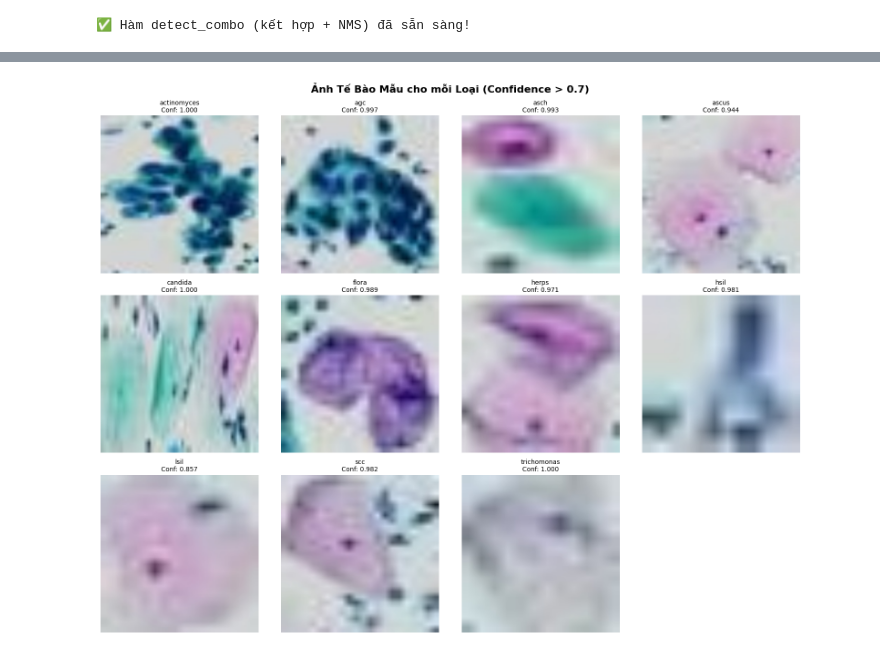
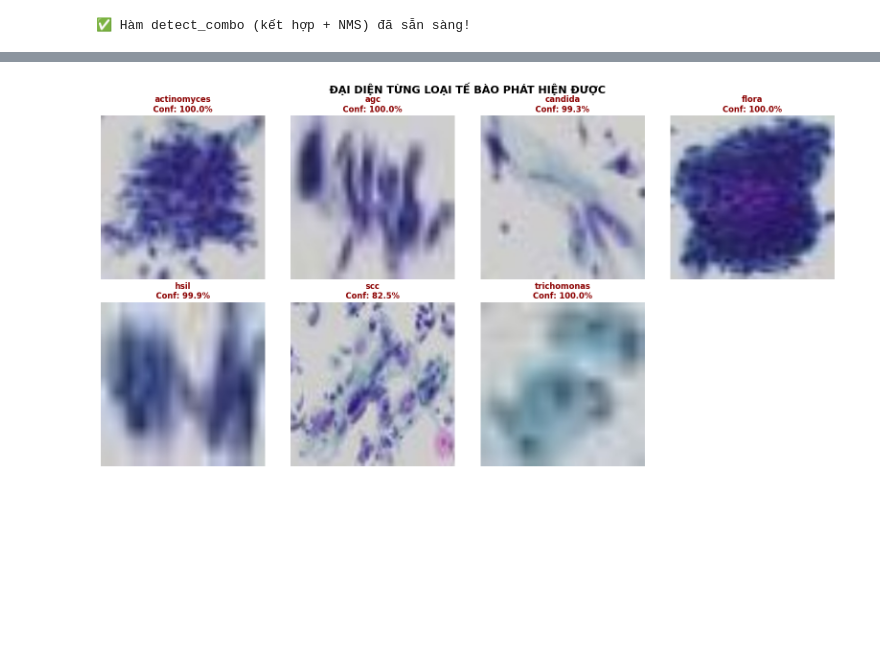
Before and after one commit to dungdinhhaha/ClassifyCell, a Jupyter notebook: SIMPLE_CELL_DETECTION.ipynb, the cells around one changed output, grey strips where cells are left out. Drawn from its saved outputs; the diff is of its cells as text; code cells hidden in the pictures; blank space fills up the shorter version.

```diff
--- a/SIMPLE_CELL_DETECTION.ipynb
+++ b/SIMPLE_CELL_DETECTION.ipynb
@@ -683,68 +874,77 @@ Mẹo tốc độ:
 import matplotlib.pyplot as plt
 import cv2
 import os
+import numpy as np
 from collections import defaultdict
 
-# Đổi từ 'results' sang 'res' để lấy kết quả từ xử lý SVS
+# Kiểm tra biến kết quả 'res'
 if 'res' in locals() and len(res) > 0:
-    print('🔬 Hiển thị một ảnh mẫu cho mỗi loại tế bào (Confidence > 0.7):')
+    print('🔬 Đang tổng hợp và hiển thị ảnh mẫu cho từng loại tế bào...')
 
-    # Dictionary để lưu ảnh mẫu cho mỗi label
-    sample_images_by_label = defaultdict(list)
+    # Dictionary để lưu ảnh mẫu tốt nhất (confidence cao nhất) cho mỗi label
+    best_image_per_label = {}
 
-    # Lọc kết quả với confident > 0.7
-    filtered_res = [r for r in res if r['confidence'] > 0.7]
+    # Lọc các kết quả có lưu ảnh (is_truly_abnormal = True)
+    # Vì script process_svs_ultra_fast chỉ lưu ảnh những ca này
+    saved_cells = [r for r in res if r.get('is_truly_abnormal', False)]
 
-    # Lấy ảnh mẫu cho mỗi label từ các kết quả đã lọc
-    for r in filtered_res:
+    for r in saved_cells:
         label = r['label']
-        status = r['status']
         cell_id = r['cell_id']
         conf = r['confidence']
 
-        img_path = None
-        if status == 'abnormal':
-            img_path = f'./svs_ultra_fast/cells/{cell_id}_{label}.jpg'
-        # Với pipeline SVS nhanh, chúng ta chỉ lưu ảnh 'abnormal'.
-        # Để hiển thị 'uncertain' hoặc 'normal', hàm process_svs_ultra_fast cần được chỉnh sửa để lưu các ảnh đó.
+        # Đường dẫn ảnh (dựa trên logic lưu trong hàm process_svs_ultra_fast)
+        img_path = f'./svs_ultra_fast/cells/{cell_id}_{label}.jpg'
 
-        if img_path and os.path.exists(img_path):
-            # Chỉ cần một ảnh mẫu cho mỗi label, ưu tiên cái có confidence cao hơn nếu đã có
-            if label not in sample_images_by_label or conf > sample_images_by_label[label]['confidence']:
-                sample_images_by_label[label] = {'path': img_path, 'label': label, 'confidence': conf}
+        if os.path.exists(img_path):
+            # Nếu chưa có label này hoặc tìm thấy cái mới có confidence cao hơn -> cập nhật
+            if label not in best_image_per_label or conf > best_image_per_label[label]['confidence']:
+                best_image_per_label[label] = {
+                    'path': img_path,
+                    'label': label,
+                    'confidence': conf
+                }
 
-    if len(sample_images_by_label) > 0:
-        # Sắp xếp các label để hiển thị nhất quán
-        sorted_labels = sorted(sample_images_by_label.keys())
+    # --- HIỂN THỊ ---
+    if len(best_image_per_label) > 0:
+        sorted_labels = sorted(best_image_per_label.keys())
+        n_labels = len(sorted_labels)
 
-        # Giới hạn số lượng ảnh hiển thị để tránh quá tải
-        max_display = min(12, len(sorted_labels))
+        # Tính số dòng/cột
+        cols = 4
+        rows = (n_labels + cols - 1) // cols
 
-        fig, axes = plt.subplots(3, 4, figsize=(16, 12))
+        fig, axes = plt.subplots(rows, cols, figsize=(16, 4 * rows))
+
+        # Xử lý trường hợp axes không phải mảng (nếu chỉ có 1 subplot)
+        if n_labels == 1:
+             axes = np.array([axes])
         axes = axes.flatten()
 
-        for idx, label in enumerate(sorted_labels[:max_display]):
-            cell_info = sample_images_by_label[label]
-            img_path = cell_info['path']
+        for idx, label in enumerate(sorted_labels):
+            info = best_image_per_label[label]
 
-            img = cv2.imread(img_path)
+            # Đọc ảnh
+            img = cv2.imread(info['path'])
             img = cv2.cvtColor(img, cv2.COLOR_BGR2RGB)
 
+            # Hiển thị
             axes[idx].imshow(img)
-            axes[idx].set_title(f'{label}\nConf: {cell_info["confidence"]:.3f}', fontsize=10)
+            axes[idx].set_title(f"{label}\nConf: {info['confidence']:.1%}",
+                               fontsize=12, fontweight='bold', color='darkred')
             axes[idx].axis('off')
 
-        # Ẩn các subplot trống nếu số lượng label ít hơn 12
-        for idx in range(max_display, len(axes)):
+        # Ẩn các ô trống còn thừa
+        for idx in range(n_labels, len(axes)):
             axes[idx].axis('off')
 
         plt.tight_layout()
-        plt.suptitle('Ảnh Tế Bào Mẫu cho mỗi Loại (Confidence > 0.7)', fontsize=16, fontweight='bold', y=1.02)
+        plt.suptitle('ĐẠI DIỆN TỪNG LOẠI TẾ BÀO PHÁT HIỆN ĐƯỢC', fontsize=16, fontweight='bold', y=1.02)
         plt.show()
 
-        print(f'✅ Đã hiển thị {max_display} ảnh mẫu cho các loại tế bào với confidence > 0.7.')
+        print(f'✅ Đã hiển thị {n_labels} loại tế bào khác nhau.')
     else:
-        print('❌ Không tìm thấy ảnh tế bào mẫu nào có confidence > 0.7 để hiển thị.')
+        print('⚠️ Không tìm thấy ảnh nào được lưu (có thể do không có tế bào nào vượt qua ngưỡng Confidence).')
 else:
-    print('❌ Không có kết quả phân loại nào để hiển thị ảnh mẫu.')
+    print('❌ Biến kết quả "res" chưa tồn tại hoặc rỗng. Hãy chạy bước xử lý SVS trước.')
 # %% [output]
@@ -752 +952 @@ else:
-[figure, old version]
+[figure, new version]
```
Also changed, not shown: parts of 23 cells of this notebook.
